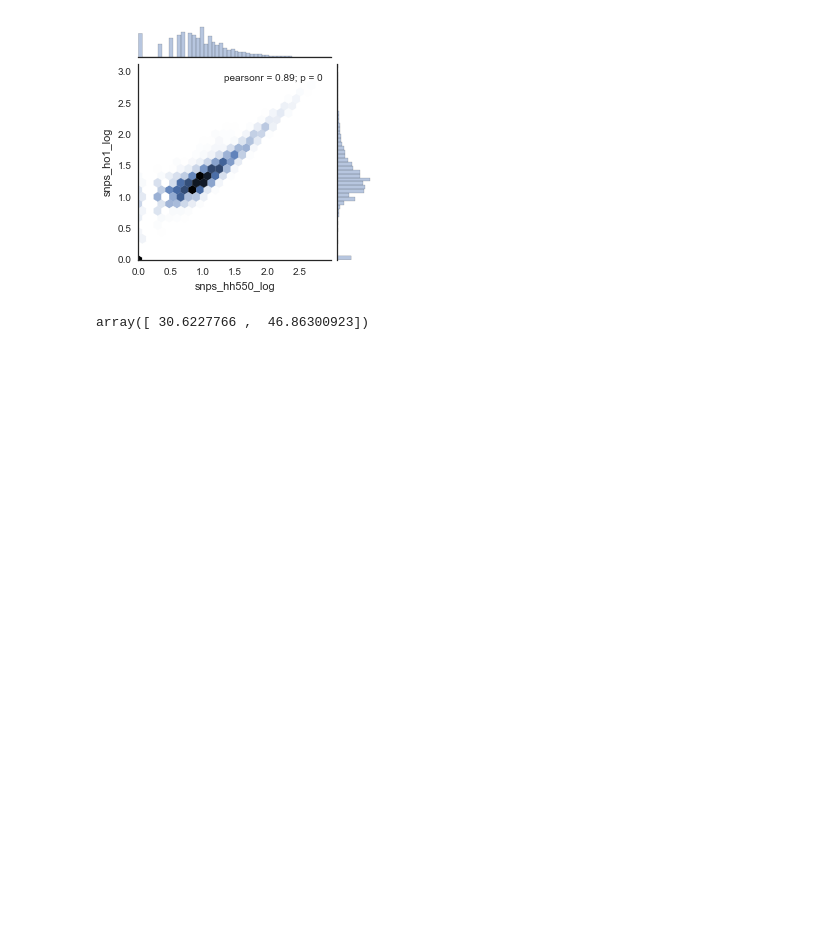
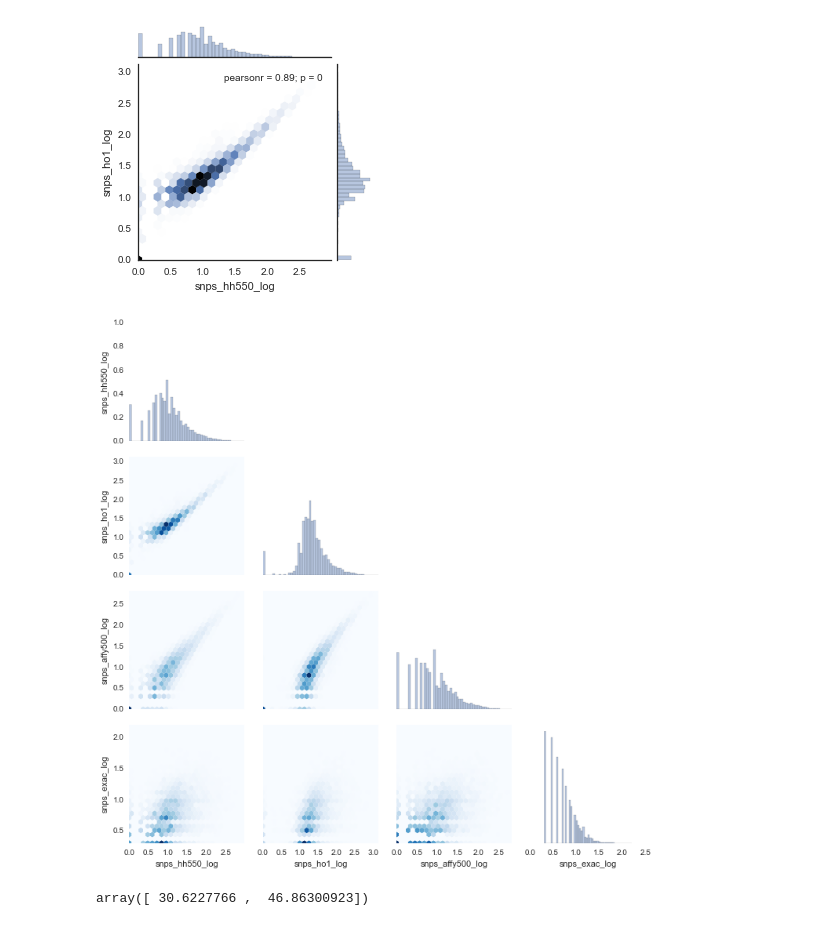
Before and after one commit to dhimmel/snplentiful, a Jupyter notebook: combine-SNPs-with-degrees.ipynb, the cells around one changed output. Cells and saved outputs as stored; diff of their text form; code cells hidden in the pictures; blank space fills up the shorter version.

```diff
--- a/combine-SNPs-with-degrees.ipynb
+++ b/combine-SNPs-with-degrees.ipynb
@@ -56,6 +64,15 @@ with seaborn.axes_style('white'):
     grid = seaborn.jointplot(x='snps_hh550_log', y='snps_ho1_log', data=long_df, kind='hex', gridsize=25, size=4)
 # %% [output]
 [figure]
+# %%
+plot_df = long_df.dropna().drop_duplicates('entrez_gene_id')
+seaborn.set_style('white')
+grid = seaborn.PairGrid(plot_df, vars=['snps_hh550_log', 'snps_ho1_log', 'snps_affy500_log', 'snps_exac_log'])
+grid.map_diag(seaborn.distplot, kde=False)
+grid.map_lower(matplotlib.pyplot.hexbin, cmap='Blues', gridsize=25, linewidths=0)
+seaborn.despine(top=True, right=True, left=True, bottom=True)
+# %% [output]
+[figure, added]
 # %%
 log_to_degree = lambda x: 10**x - 1
 log_to_degree(numpy.array([1.5, 1.68]))
```
Also changed, not shown: parts of 2 cells of this notebook, 1 other file.
